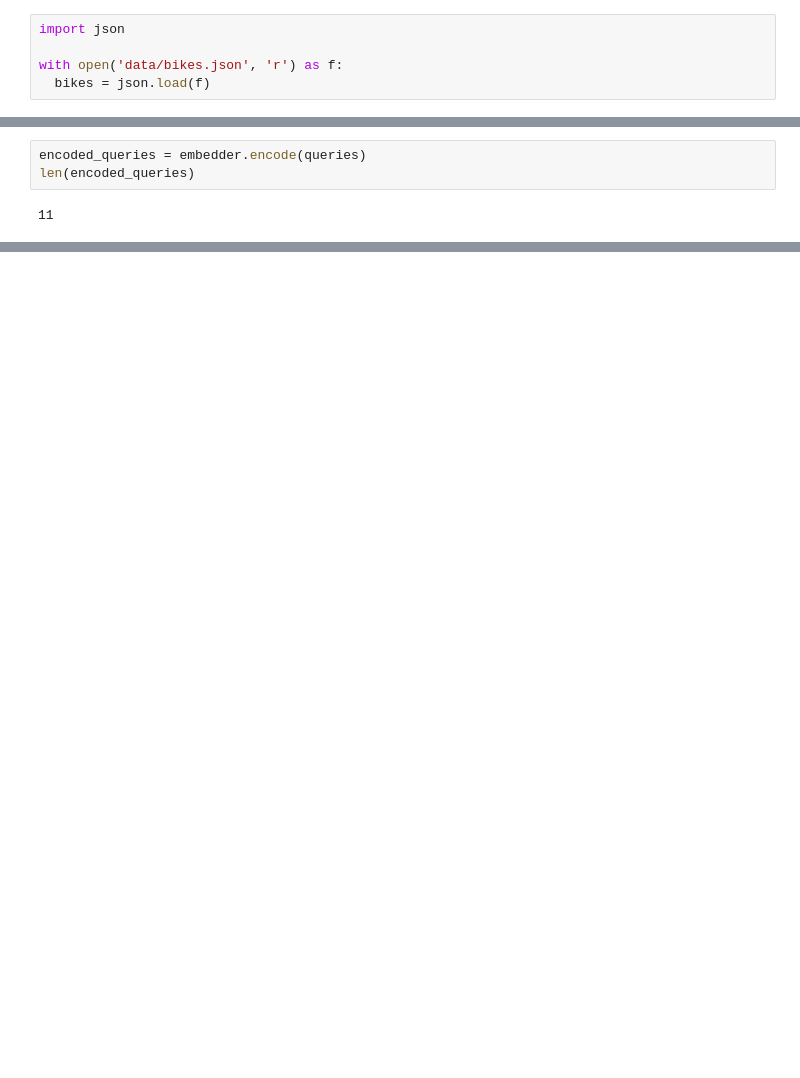
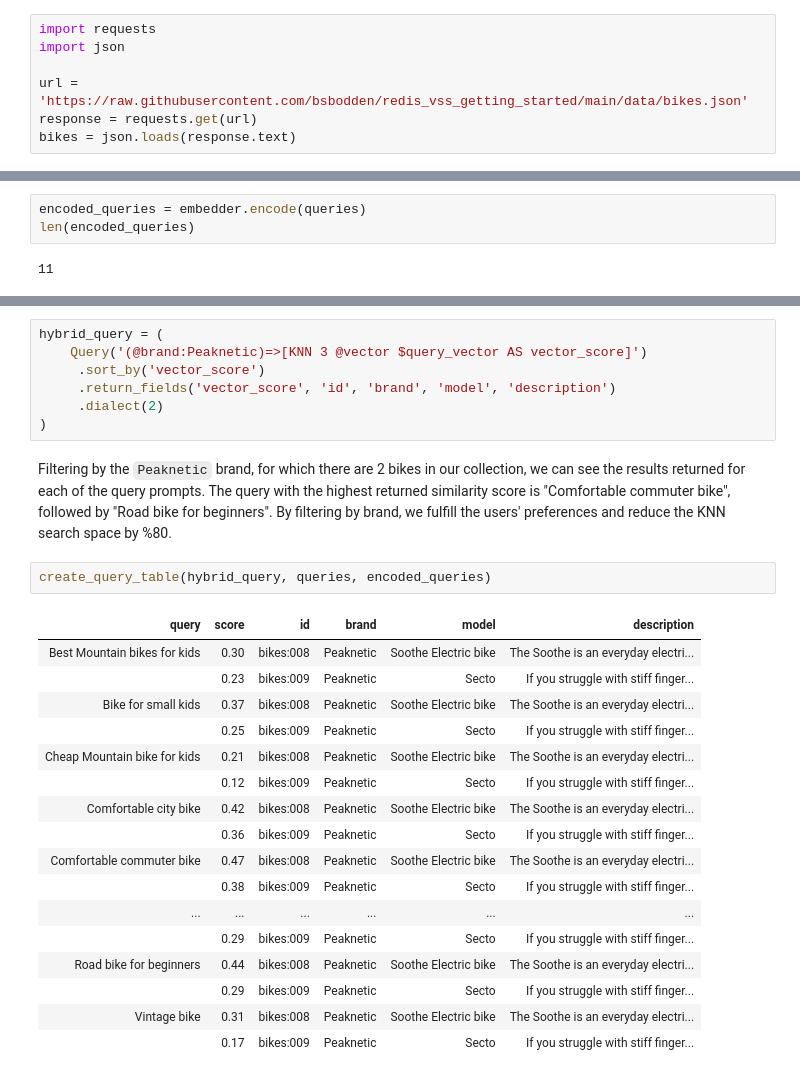
Before and after one commit to RedisVentures/redis-vss-getting-started, a Jupyter notebook: vector_similarity_with_redis.ipynb, the cells around one changed output, grey strips where cells are left out. Drawn from its saved outputs; the diff is of its cells as text; blank space fills up the shorter version.

```diff
--- a/vector_similarity_with_redis.ipynb
+++ b/vector_similarity_with_redis.ipynb
@@ -30,11 +32,13 @@ To investigate Vector Similarity, we'll use a subset of the Bikes dataset, a rel
 #### Loading JSON "Bikes" Dataset
 
 Let's load the bikes dataset as a JSON array:
-# %%
-import json
-
-with open('data/bikes.json', 'r') as f:
-  bikes = json.load(f)
+# %%
+import requests
+import json
+
+url = 'https://raw.githubusercontent.com/bsbodden/redis_vss_getting_started/main/data/bikes.json'
+response = requests.get(url)
+bikes = json.loads(response.text)
 # %% [markdown]
 #### Inspect the Bikes JSON
 
@@ -451,0 +495,29 @@ display(HTML(html))
+# %%
+hybrid_query = (
+    Query('(@brand:Peaknetic)=>[KNN 3 @vector $query_vector AS vector_score]')
+     .sort_by('vector_score')
+     .return_fields('vector_score', 'id', 'brand', 'model', 'description')
+     .dialect(2)
+)
+# %% [markdown]
+Filtering by the `Peaknetic` brand, for which there are 2 bikes in our collection, we can see the results returned for each of the query prompts. The query with the highest returned similarity score is "Comfortable commuter bike", followed by "Road bike for beginners". By filtering by brand, we fulfill the users' preferences and reduce the KNN search space by %80.
+# %%
+create_query_table(hybrid_query, queries, encoded_queries)
+# %% [output]
+| query | score | id | brand | model | description |
+| Best Mountain bikes for kids | 0.30 | bikes:008 | Peaknetic | Soothe Electric bike | The Soothe is an everyday electri... |
+|  | 0.23 | bikes:009 | Peaknetic | Secto | If you struggle with stiff finger... |
+| Bike for small kids | 0.37 | bikes:008 | Peaknetic | Soothe Electric bike | The Soothe is an everyday electri... |
+|  | 0.25 | bikes:009 | Peaknetic | Secto | If you struggle with stiff finger... |
+| Cheap Mountain bike for kids | 0.21 | bikes:008 | Peaknetic | Soothe Electric bike | The Soothe is an everyday electri... |
+|  | 0.12 | bikes:009 | Peaknetic | Secto | If you struggle with stiff finger... |
+| Comfortable city bike | 0.42 | bikes:008 | Peaknetic | Soothe Electric bike | The Soothe is an everyday electri... |
+|  | 0.36 | bikes:009 | Peaknetic | Secto | If you struggle with stiff finger... |
+| Comfortable commuter bike | 0.47 | bikes:008 | Peaknetic | Soothe Electric bike | The Soothe is an everyday electri... |
+|  | 0.38 | bikes:009 | Peaknetic | Secto | If you struggle with stiff finger... |
+| ... | ... | ... | ... | ... | ... |
+|  | 0.29 | bikes:009 | Peaknetic | Secto | If you struggle with stiff finger... |
+| Road bike for beginners | 0.44 | bikes:008 | Peaknetic | Soothe Electric bike | The Soothe is an everyday electri... |
+|  | 0.29 | bikes:009 | Peaknetic | Secto | If you struggle with stiff finger... |
+| Vintage bike | 0.31 | bikes:008 | Peaknetic | Soothe Electric bike | The Soothe is an everyday electri... |
+|  | 0.17 | bikes:009 | Peaknetic | Secto | If you struggle with stiff finger... |
```
Also changed, not shown: parts of 52 cells of this notebook, 3 other files.
